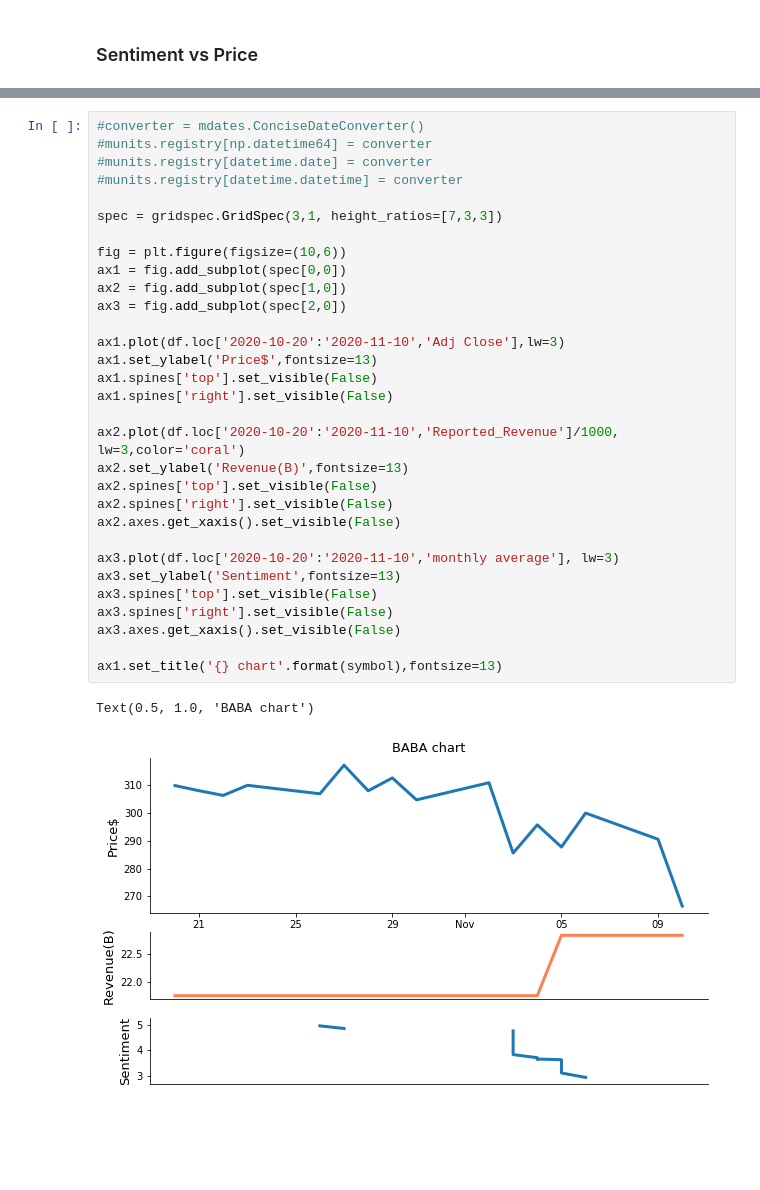
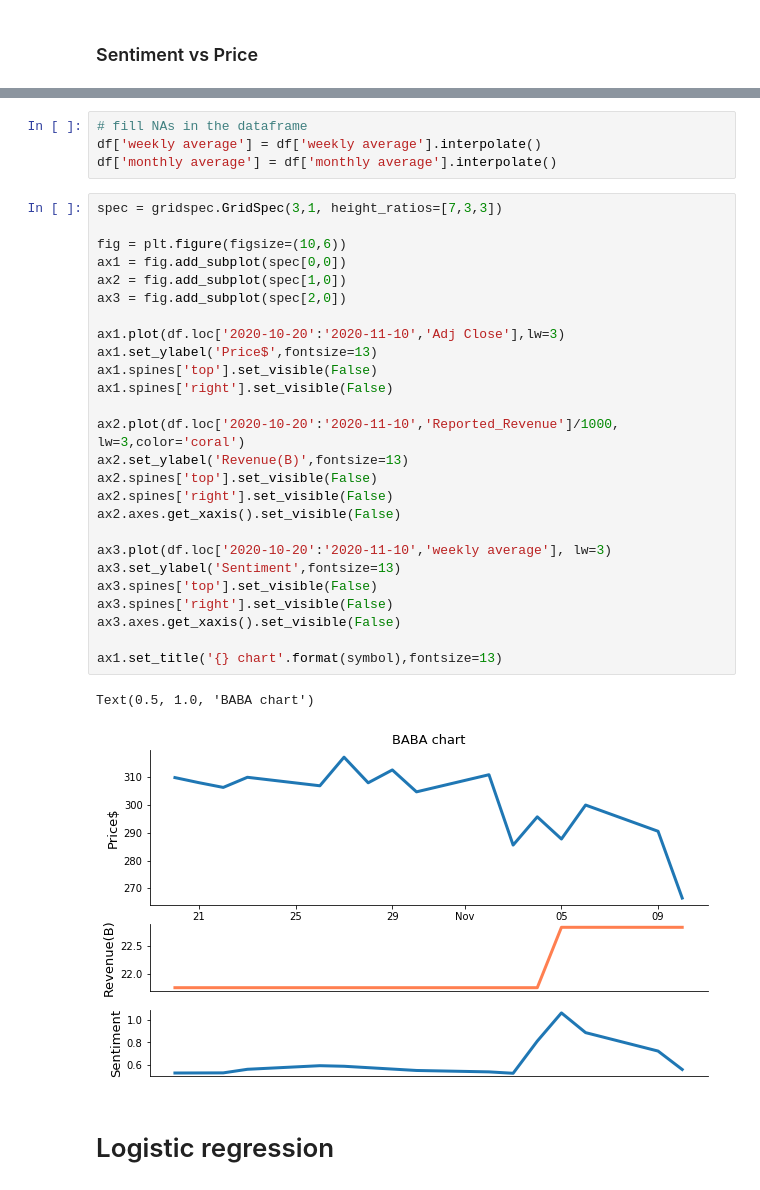
Before and after one commit to sj-ucsd/ece143_stock_sentiment_analysis, a Jupyter notebook: Stock_data_visualization.ipynb, the cells around one changed output, grey strips where cells are left out. Cells and saved outputs as stored; diff of their text form; blank space fills up the shorter version.

```diff
--- a/Stock_data_visualization.ipynb
+++ b/Stock_data_visualization.ipynb
@@ -331,37 +334,38 @@ df = df.join(n_sentiment)
 [nltk_data] Downloading package vader_lexicon to
 [nltk_data]     /Users/sagarjogadhenu/nltk_data...
 [nltk_data]   Package vader_lexicon is already up-to-date!
+# %%
+# fill NAs in the dataframe
+df['weekly average'] = df['weekly average'].interpolate()
+df['monthly average'] = df['monthly average'].interpolate()
 # %%
-#converter = mdates.ConciseDateConverter()
-#munits.registry[np.datetime64] = converter
-#munits.registry[datetime.date] = converter
-#munits.registry[datetime.datetime] = converter
-
 spec = gridspec.GridSpec(3,1, height_ratios=[7,3,3])
 
 fig = plt.figure(figsize=(10,6))
 ax1 = fig.add_subplot(spec[0,0])
 ax2 = fig.add_subplot(spec[1,0])
 ax3 = fig.add_subplot(spec[2,0])
 
 ax1.plot(df.loc['2020-10-20':'2020-11-10','Adj Close'],lw=3)
 ax1.set_ylabel('Price$',fontsize=13)
 ax1.spines['top'].set_visible(False)
 ax1.spines['right'].set_visible(False)
 
 ax2.plot(df.loc['2020-10-20':'2020-11-10','Reported_Revenue']/1000, lw=3,color='coral')
 ax2.set_ylabel('Revenue(B)',fontsize=13)
 ax2.spines['top'].set_visible(False)
 ax2.spines['right'].set_visible(False)
 ax2.axes.get_xaxis().set_visible(False)
 
-ax3.plot(df.loc['2020-10-20':'2020-11-10','monthly average'], lw=3)
+ax3.plot(df.loc['2020-10-20':'2020-11-10','weekly average'], lw=3)
 ax3.set_ylabel('Sentiment',fontsize=13)
 ax3.spines['top'].set_visible(False)
 ax3.spines['right'].set_visible(False)
 ax3.axes.get_xaxis().set_visible(False)
 
 ax1.set_title('{} chart'.format(symbol),fontsize=13)
 # %% [output]
 Text(0.5, 1.0, 'BABA chart')
-[figure, old version]
+[figure, new version]
+# %% [markdown]
+# Logistic regression
```
Also changed, not shown: parts of 25 cells of this notebook, 2 other files.
